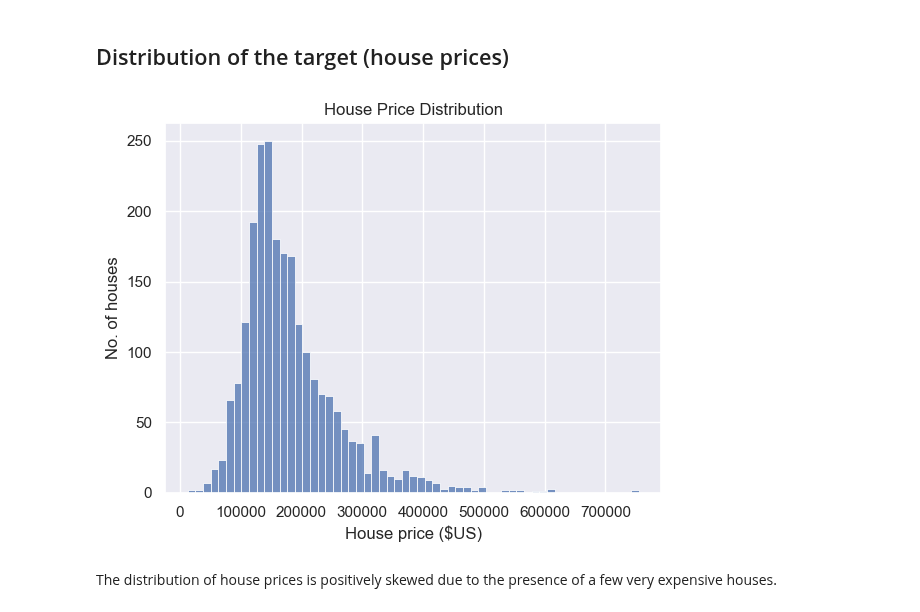
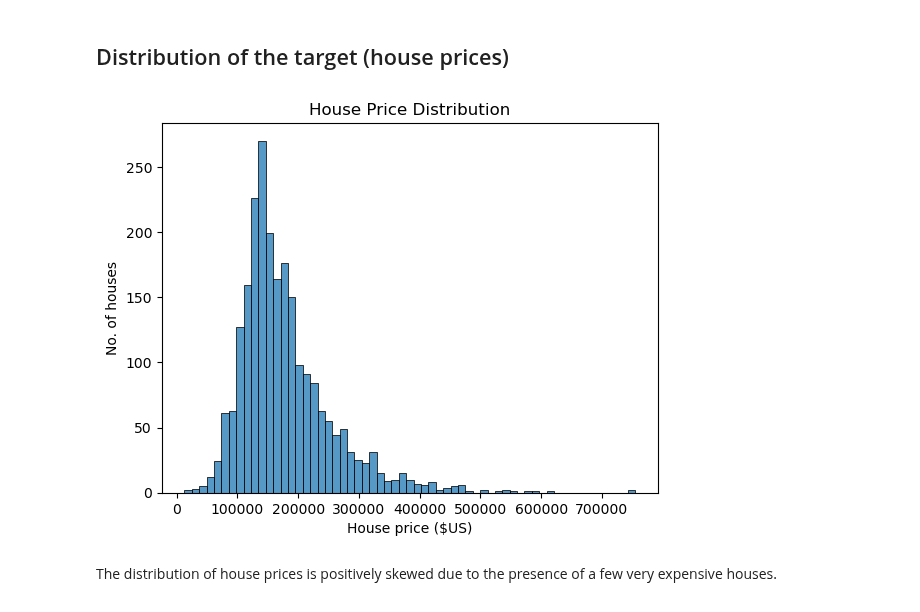
Before and after one commit to blue-fish-0/Data-Analytics-Projects, a Jupyter notebook: House Prices Prediction/house-prices-prediction.ipynb, the cells around one changed output. Drawn from its saved outputs; the diff is of its cells as text; code cells hidden in the pictures.

```diff
--- a/House Prices Prediction/house-prices-prediction.ipynb
+++ b/House Prices Prediction/house-prices-prediction.ipynb
@@ -9,17 +9,19 @@ import numpy as np
 import pandas as pd
 import matplotlib.pyplot as plt
 import seaborn as sns
+from matplotlib.patches import Rectangle
+
 from sklearn.model_selection import train_test_split
 from sklearn.impute import SimpleImputer
-from matplotlib.patches import Rectangle
+from sklearn.pipeline import Pipeline
+from sklearn.model_selection import GridSearchCV
 
-sns.set_theme()
+# Machine learning models
+from sklearn.linear_model import LinearRegression
 # %%
 # Use the Order column (unique identifier for each house) as the row index
 houses_data = pd.read_csv('ames_houses_data.csv', index_col="Order")
-
-train_data, test_data = train_test_split(houses_data, test_size=0.2, random_state=42)
-
-print("Training dataset size: ", train_data.shape)
-print("Test dataset size: ", test_data.shape)
+X = houses_data.drop(columns=["price"])
+y = houses_data.loc[:, "price"]
+print("X size: ", X.shape)
 # %% [output]
@@ -27,0 +31,7 @@ Test dataset size:  (586, 81)
+# %%
+X = X.select_dtypes(include="number")
+
+# Manually remove nominal columns encoded with integers
+X.drop(columns=["MS.SubClass", "Mo.Sold", "PID"], inplace=True)
+
+print("X size after removing nominal predictors: ", X.shape)
@@ -27,0 +42,5 @@ Test dataset size:  (586, 81)
+# %%
+X_train, X_test, y_train, y_test = train_test_split(X, y, test_size=0.2, random_state=42)
+
+print("X_train size: ", X_train.shape)
+print("X_test size: ", X_test.shape)
@@ -92,10 +84,10 @@ New test set size: (582, 35)
 # %% [markdown]
 ## Distribution of the target (house prices)
 # %%
-sns.histplot(train_data.loc[:,"price"])
+sns.histplot(y_train)
 plt.title("House Price Distribution")
 plt.xlabel("House price ($US)")
 plt.ylabel("No. of houses")
 plt.show()
 # %% [output]
-[figure, old version]
+[figure, new version]
```
Also changed, not shown: parts of 30 cells of this notebook.
